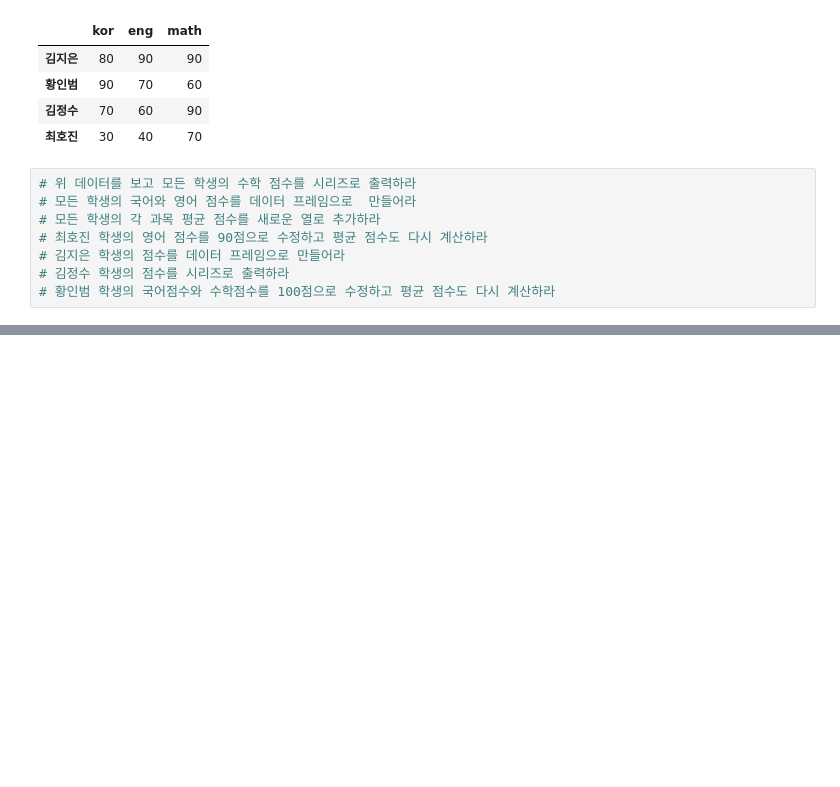
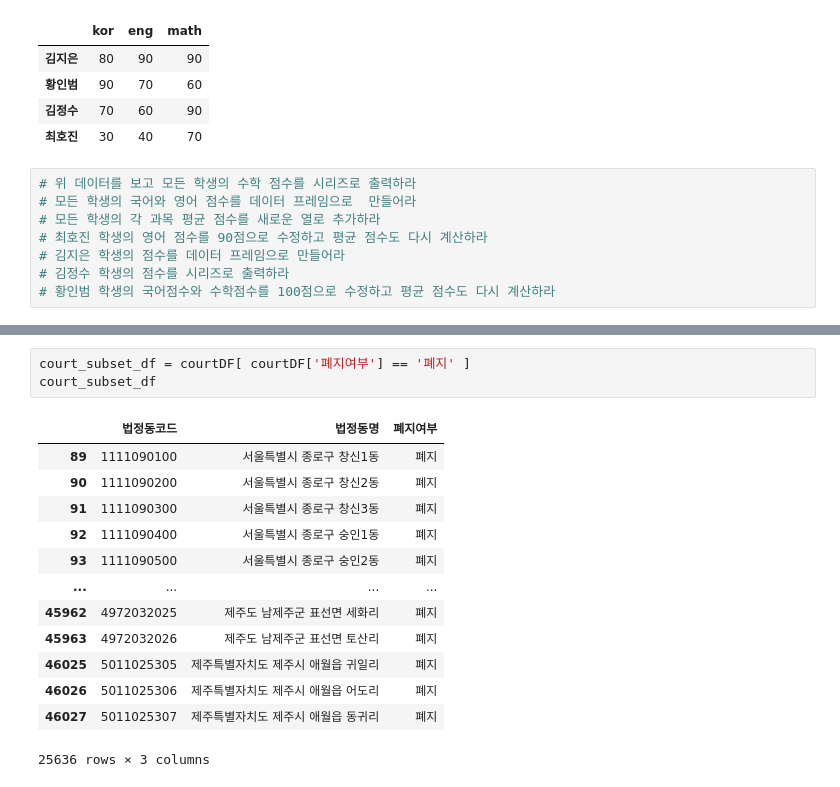
Before and after one commit to Supreme-YS/TIL, a Jupyter notebook: Data_Analysis/Pandas[01].ipynb, the cells around one changed output, grey strips where cells are left out. Drawn from its saved outputs; the diff is of its cells as text; blank space fills up the shorter version.

```diff
--- a/Data_Analysis/Pandas[01].ipynb
+++ b/Data_Analysis/Pandas[01].ipynb
@@ -780,0 +810,17 @@ exec_df
+# %%
+court_subset_df = courtDF[ courtDF['폐지여부'] == '폐지' ]
+court_subset_df
+# %% [output]
+|  | 법정동코드 | 법정동명 | 폐지여부 |
+| 89 | 1111090100 | 서울특별시 종로구 창신1동 | 폐지 |
+| 90 | 1111090200 | 서울특별시 종로구 창신2동 | 폐지 |
+| 91 | 1111090300 | 서울특별시 종로구 창신3동 | 폐지 |
+| 92 | 1111090400 | 서울특별시 종로구 숭인1동 | 폐지 |
+| 93 | 1111090500 | 서울특별시 종로구 숭인2동 | 폐지 |
+| ... | ... | ... | ... |
+| 45962 | 4972032025 | 제주도 남제주군 표선면 세화리 | 폐지 |
+| 45963 | 4972032026 | 제주도 남제주군 표선면 토산리 | 폐지 |
+| 46025 | 5011025305 | 제주특별자치도 제주시 애월읍 귀일리 | 폐지 |
+| 46026 | 5011025306 | 제주특별자치도 제주시 애월읍 어도리 | 폐지 |
+| 46027 | 5011025307 | 제주특별자치도 제주시 애월읍 동귀리 | 폐지 |
+25636 rows × 3 columns
```
Also changed, not shown: parts of 18 cells of this notebook, 4 other files.
